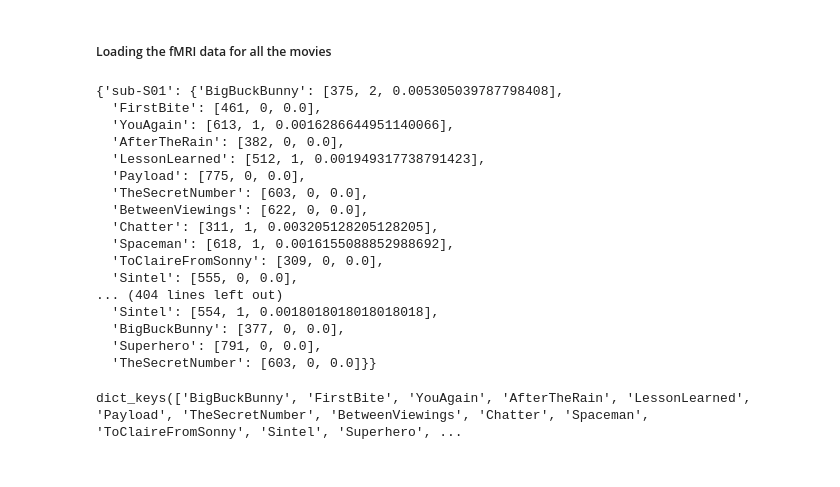
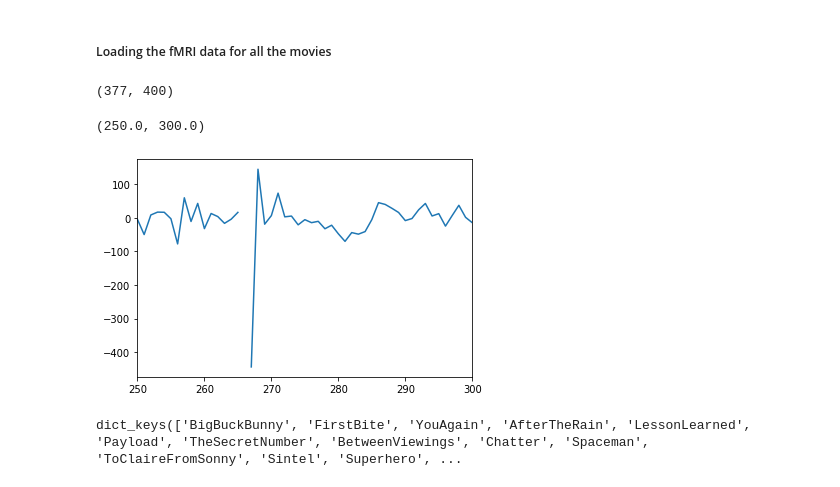
Before and after one commit to MIPLabCH/emoguide_gradients, a Jupyter notebook: 01_static_fingerprint.ipynb, the cells around one changed output. Saved outputs shown, nothing was run; the diff lists cells and outputs as text; code cells hidden in the pictures.

```diff
--- a/01_static_fingerprint.ipynb
+++ b/01_static_fingerprint.ipynb
@@ -86,23 +94,13 @@ for index,current_fp in enumerate(tqdm_notebook(sorted(glob.glob(filepath_movies
-# %%
-frame_displacement_movies
-# %% [output]
-{'sub-S01': {'BigBuckBunny': [375, 2, 0.005305039787798408],
-  'FirstBite': [461, 0, 0.0],
-  'YouAgain': [613, 1, 0.0016286644951140066],
-  'AfterTheRain': [382, 0, 0.0],
-  'LessonLearned': [512, 1, 0.001949317738791423],
-  'Payload': [775, 0, 0.0],
-  'TheSecretNumber': [603, 0, 0.0],
-  'BetweenViewings': [622, 0, 0.0],
-  'Chatter': [311, 1, 0.003205128205128205],
-  'Spaceman': [618, 1, 0.0016155088852988692],
-  'ToClaireFromSonny': [309, 0, 0.0],
-  'Sintel': [555, 0, 0.0],
-... (404 lines left out)
-  'Sintel': [554, 1, 0.0018018018018018018],
-  'BigBuckBunny': [377, 0, 0.0],
-  'Superhero': [791, 0, 0.0],
-  'TheSecretNumber': [603, 0, 0.0]}}
+# %%
+data_subject_movies['sub-S01']['BigBuckBunny'].shape
+# %% [output]
+(377, 400)
+# %%
+plt.plot(data_subject_movies['sub-S01']['BigBuckBunny'][:,0])
+plt.xlim(250,300)
+# %% [output]
+(250.0, 300.0)
+[figure, added]
 # %%
 data_subject_movies['sub-S01'].keys()
 # %% [output]
```
Also changed, not shown: parts of 1 cell of this notebook, 26 other files.
